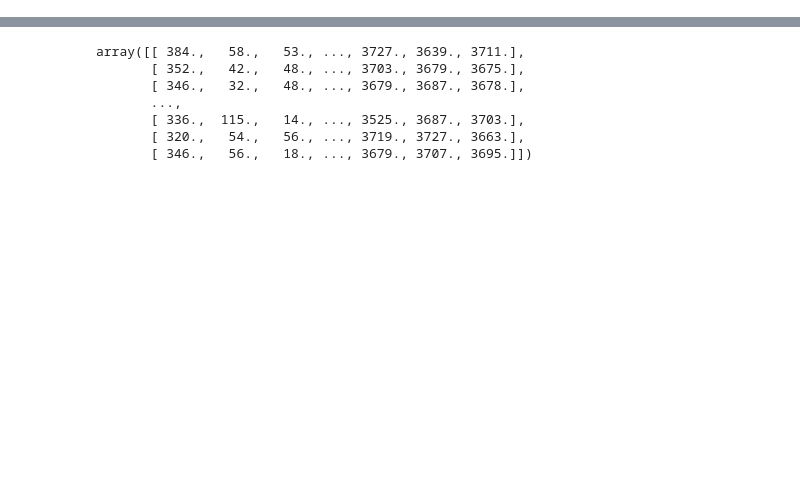
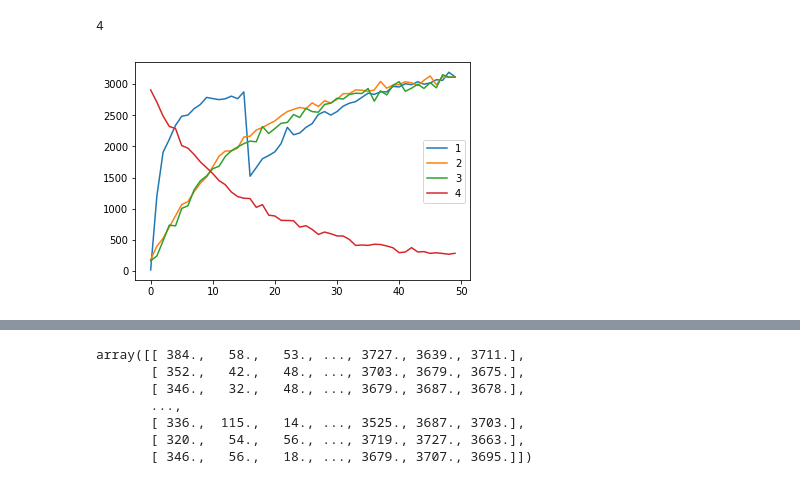
Before and after one commit to RaphaelTEBOUL/conduction_galvanique, a Jupyter notebook: preprocess.ipynb, the cells around one changed output, grey strips where cells are left out. Cells and saved outputs as stored; diff of their text form; code cells hidden in the pictures; blank space fills up the shorter version.

```diff
--- a/preprocess.ipynb
+++ b/preprocess.ipynb
@@ -10,4 +10,35 @@ import numpy as np
 from sklearn.metrics import confusion_matrix
 import matplotlib.gridspec as gridspec
 from scipy.optimize import curve_fit
+# %%
+data = [np.zeros((1,1))]*4
+for j in range(4):
+    for i in range(5):
+         data[j] =  np.concatenate( (data[j] , np.loadtxt(str(j+1)+ '/m' +str(i+1) + '.txt').reshape(-1,1)),axis=0)
+    data[j] = data[j][1:]
+
+print(len(data))
+
+
+m1,m2,m3,m4 = data
+
+
+flag1 = np.where(m1==10000) #tuple
+flag2 = np.where(m2==10000)
+flag3 = np.where(m3==10000)
+flag4 = np.where(m4==10000)
+
+index1 = 3
+index2 = index1 + 1
+
+y1 = list(m1[ flag1[0][index1]+1:flag1[0][index1+1]])
+plt.plot(y1,label='1');
+plt.plot(m2[flag2[0][index2]+1:flag2[0][index2+1]], label='2')
+plt.plot(m3[flag3[0][index2]+1:flag3[0][index2+1]], label='3')
+plt.plot(m4[flag4[0][index1]+1:flag4[0][index1+1]], label='4')
+
+plt.legend() ; plt.show()
+# %% [output]
+4
+[figure, added]
 # %%
```
Also changed, not shown: parts of 10 cells of this notebook, 43 other files.
